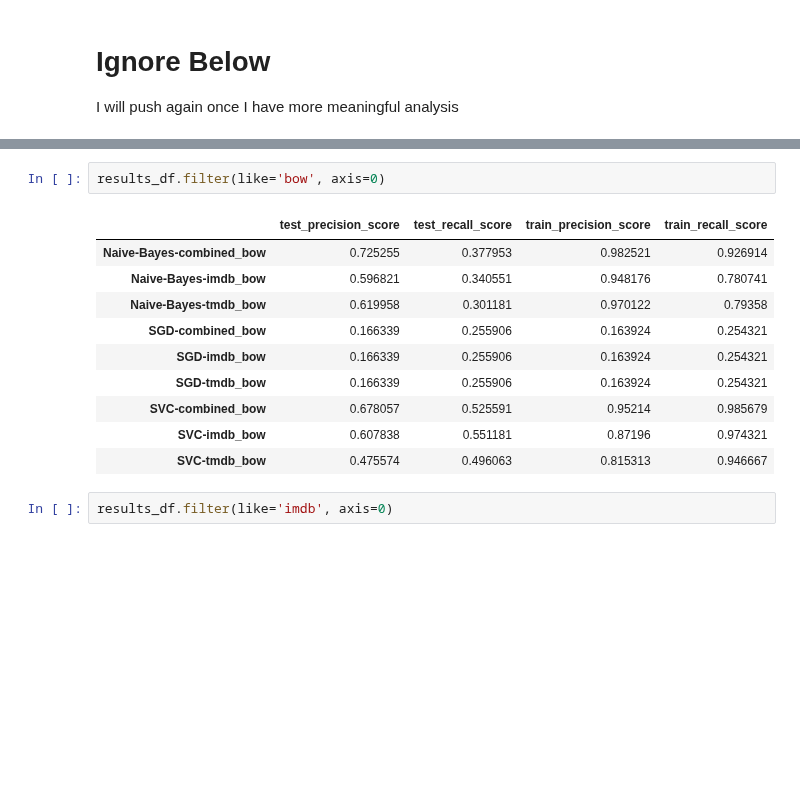
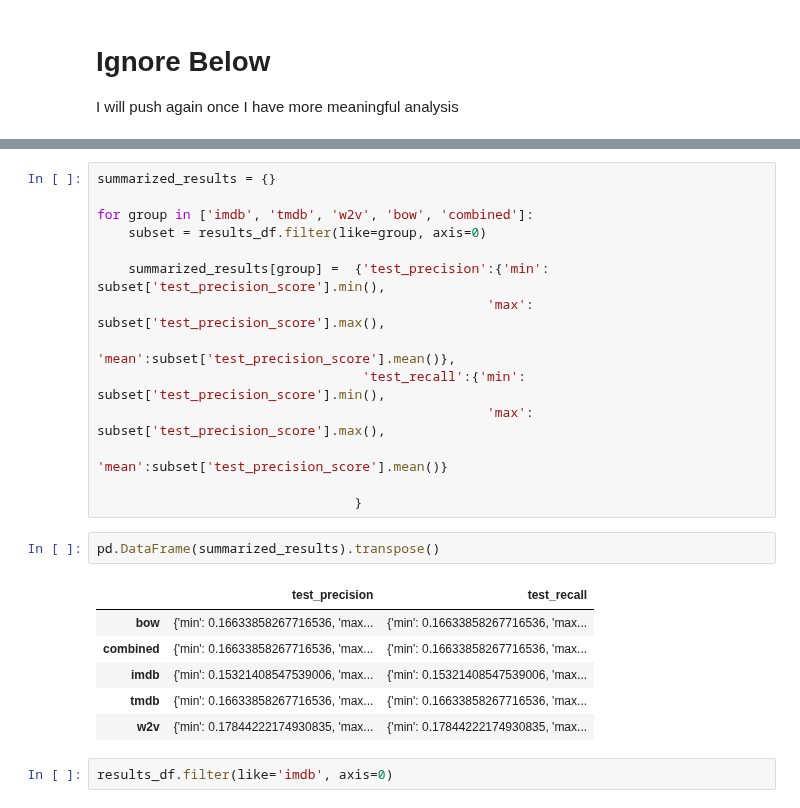
Before and after one commit to Nick-Morgan/Python-Movie-Genre-Predictor, a Jupyter notebook: Modeling - Nick.ipynb, the cells around one changed output, grey strips where cells are left out. Cells and saved outputs as stored; diff of their text form; blank space fills up the shorter version.

```diff
--- a/Modeling - Nick.ipynb
+++ b/Modeling - Nick.ipynb
@@ -449,16 +455,26 @@ results_df.filter(like='w2v', axis=0)
-# %%
-results_df.filter(like='bow', axis=0)
-# %% [output]
-|  | test_precision_score | test_recall_score | train_precision_score | train_recall_score |
-| Naive-Bayes-combined_bow | 0.725255 | 0.377953 | 0.982521 | 0.926914 |
-| Naive-Bayes-imdb_bow | 0.596821 | 0.340551 | 0.948176 | 0.780741 |
-| Naive-Bayes-tmdb_bow | 0.619958 | 0.301181 | 0.970122 | 0.79358 |
-| SGD-combined_bow | 0.166339 | 0.255906 | 0.163924 | 0.254321 |
-| SGD-imdb_bow | 0.166339 | 0.255906 | 0.163924 | 0.254321 |
-| SGD-tmdb_bow | 0.166339 | 0.255906 | 0.163924 | 0.254321 |
-| SVC-combined_bow | 0.678057 | 0.525591 | 0.95214 | 0.985679 |
-| SVC-imdb_bow | 0.607838 | 0.551181 | 0.87196 | 0.974321 |
-| SVC-tmdb_bow | 0.475574 | 0.496063 | 0.815313 | 0.946667 |
+# %%
+summarized_results = {}
+
+for group in ['imdb', 'tmdb', 'w2v', 'bow', 'combined']:
+    subset = results_df.filter(like=group, axis=0)
+
+    summarized_results[group] =  {'test_precision':{'min': subset['test_precision_score'].min(),
+                                                  'max': subset['test_precision_score'].max(),
+                                                  'mean':subset['test_precision_score'].mean()},
+                                  'test_recall':{'min': subset['test_precision_score'].min(),
+                                                  'max': subset['test_precision_score'].max(),
+                                                  'mean':subset['test_precision_score'].mean()}
+
+                                 }
+# %%
+pd.DataFrame(summarized_results).transpose()
+# %% [output]
+|  | test_precision | test_recall |
+| bow | {'min': 0.16633858267716536, 'max... | {'min': 0.16633858267716536, 'max... |
+| combined | {'min': 0.16633858267716536, 'max... | {'min': 0.16633858267716536, 'max... |
+| imdb | {'min': 0.15321408547539006, 'max... | {'min': 0.15321408547539006, 'max... |
+| tmdb | {'min': 0.16633858267716536, 'max... | {'min': 0.16633858267716536, 'max... |
+| w2v | {'min': 0.17844222174930835, 'max... | {'min': 0.17844222174930835, 'max... |
 # %%
 results_df.filter(like='imdb', axis=0)
 # %% [output]
```
Also changed, not shown: parts of 6 cells of this notebook.
